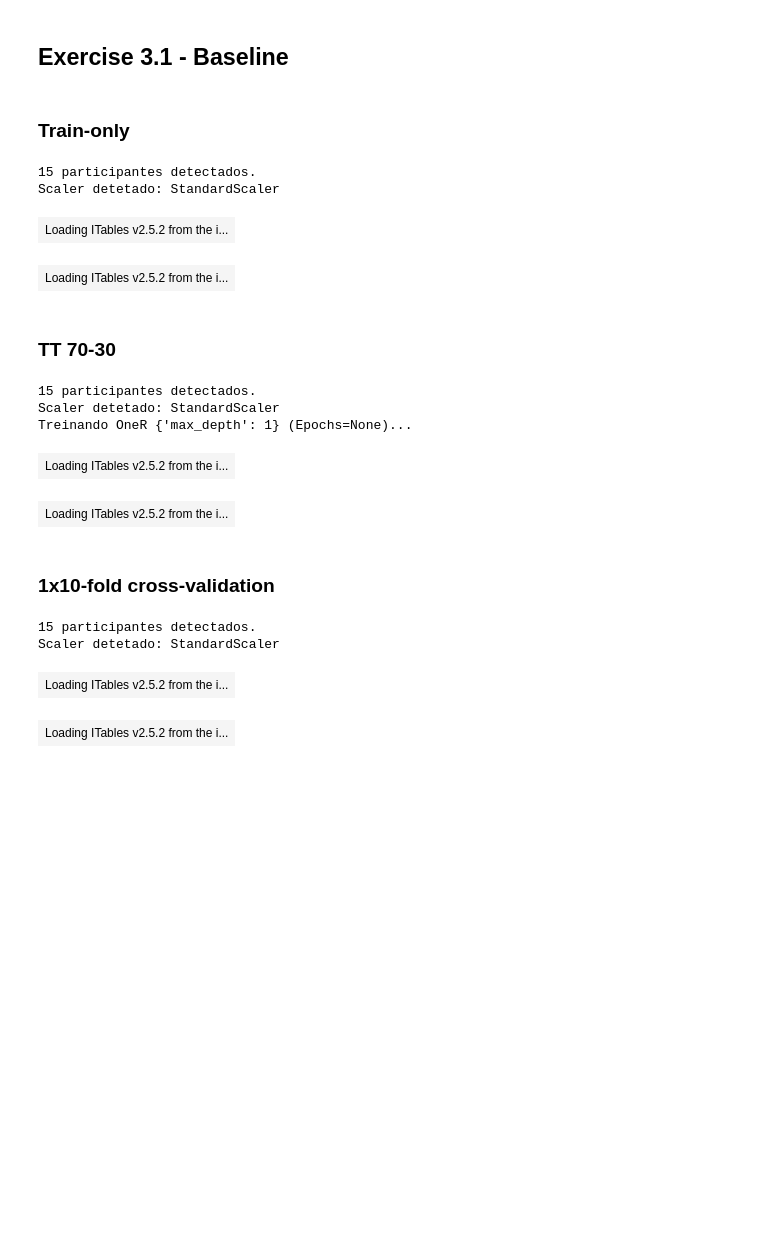
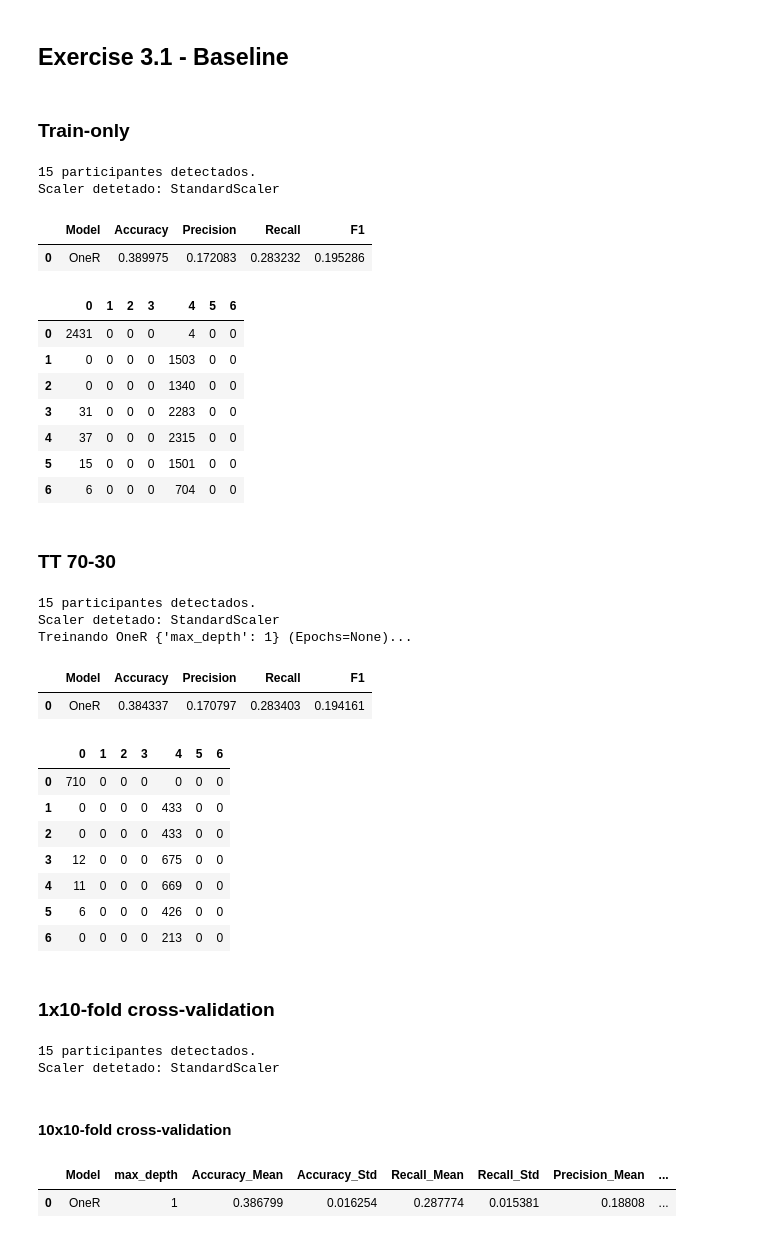
Before and after one commit to andreferraria453/tcdtp1, a Jupyter notebook: exercises/b_ex3.ipynb, the cells around one changed output. Drawn from its saved outputs; the diff is of its cells as text; code cells hidden in the pictures; blank space fills up the shorter version.

```diff
--- a/exercises/b_ex3.ipynb
+++ b/exercises/b_ex3.ipynb
@@ -55,50 +55,65 @@ scaler = StandardScaler()
 models = {
     "OneR": DecisionTreeClassifier(),
 }
 model_parameters = {
     "OneR": {"max_depth": [1]},
 }
 
 
 
 display(Markdown("## Exercise 3.1 - Baseline"))
 display(Markdown("### Train-only"))
 exp = Experiment(X, y, models, model_parameters, subjects=subjects,scaler=scaler)
 results,cms, cm_total=exp.run_train_only()
 display(results[["Model", "Accuracy", "Precision", "Recall", "F1"]])
 display(pd.DataFrame(cm_total))
 
 display(Markdown("### TT 70-30"))
 exp = Experiment(X, y, models, model_parameters, subjects=subjects,scaler=scaler)
 results,cms, cm_total=exp.run_train_test(0.3)
 display(results[["Model", "Accuracy", "Precision", "Recall", "F1"]])
 display(pd.DataFrame(cm_total))
 
 
 display(Markdown("### 1x10-fold cross-validation"))
 exp = Experiment(X, y, models, model_parameters, subjects=subjects,scaler=scaler)
-df_results, cm_stats = exp.run_cross_validation(n_splits=10, n_repeats=1)
-one_r_confusion_matrix = pd.DataFrame(list(cm_stats.values())[0]['mean'], index=exp.labels, columns=exp.labels)
-display(df_results)
-display(one_r_confusion_matrix)
+experiments,cms_stats = exp.run_cross_validation(n_splits=10, n_repeats=1)
+display(experiments)
 # %% [output]
 ## Exercise 3.1 - Baseline
 ### Train-only
 15 participantes detectados.
 Scaler detetado: StandardScaler
-| Loading ITables v2.5.2 from the i... |
+|  | Model | Accuracy | Precision | Recall | F1 |
+| 0 | OneR | 0.389975 | 0.172083 | 0.283232 | 0.195286 |
-| Loading ITables v2.5.2 from the i... |
+|  | 0 | 1 | 2 | 3 | 4 | 5 | 6 |
+| 0 | 2431 | 0 | 0 | 0 | 4 | 0 | 0 |
+| 1 | 0 | 0 | 0 | 0 | 1503 | 0 | 0 |
+| 2 | 0 | 0 | 0 | 0 | 1340 | 0 | 0 |
+| 3 | 31 | 0 | 0 | 0 | 2283 | 0 | 0 |
+| 4 | 37 | 0 | 0 | 0 | 2315 | 0 | 0 |
+| 5 | 15 | 0 | 0 | 0 | 1501 | 0 | 0 |
+| 6 | 6 | 0 | 0 | 0 | 704 | 0 | 0 |
 ### TT 70-30
 15 participantes detectados.
 Scaler detetado: StandardScaler
 Treinando OneR {'max_depth': 1} (Epochs=None)...
-| Loading ITables v2.5.2 from the i... |
+|  | Model | Accuracy | Precision | Recall | F1 |
+| 0 | OneR | 0.384337 | 0.170797 | 0.283403 | 0.194161 |
-| Loading ITables v2.5.2 from the i... |
+|  | 0 | 1 | 2 | 3 | 4 | 5 | 6 |
+| 0 | 710 | 0 | 0 | 0 | 0 | 0 | 0 |
+| 1 | 0 | 0 | 0 | 0 | 433 | 0 | 0 |
+| 2 | 0 | 0 | 0 | 0 | 433 | 0 | 0 |
+| 3 | 12 | 0 | 0 | 0 | 675 | 0 | 0 |
+| 4 | 11 | 0 | 0 | 0 | 669 | 0 | 0 |
+| 5 | 6 | 0 | 0 | 0 | 426 | 0 | 0 |
+| 6 | 0 | 0 | 0 | 0 | 213 | 0 | 0 |
 ### 1x10-fold cross-validation
 15 participantes detectados.
 Scaler detetado: StandardScaler
+#### 10x10-fold cross-validation
-| Loading ITables v2.5.2 from the i... |
+|  | Model | max_depth | Accuracy_Mean | Accuracy_Std | Recall_Mean | Recall_Std | Precision_Mean | ... |
+| 0 | OneR | 1 | 0.386799 | 0.016254 | 0.287774 | 0.015381 | 0.18808 | ... |
-| Loading ITables v2.5.2 from the i... |
 # %%
 display(Markdown("## Exercise 3.2 - KNN capabilities"))
 display(Markdown("### Exercise 3.2.1 - Train-only, TT 70-30 e 10x10-fold cross-validation (10CV)"))
```
Also changed, not shown: parts of 8 cells of this notebook, 18 other files.
